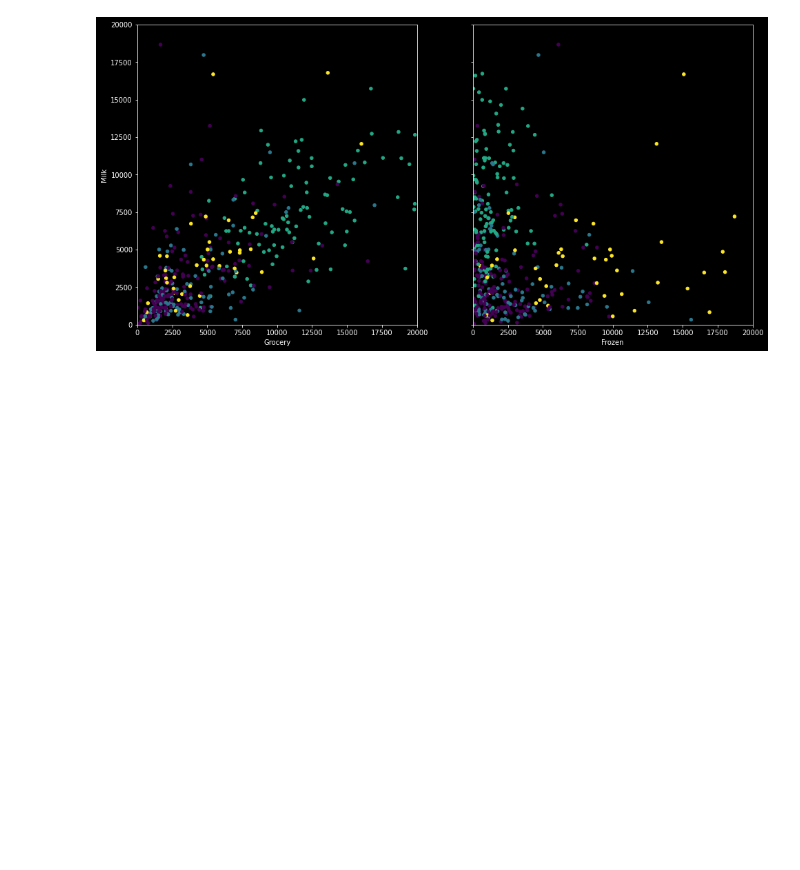
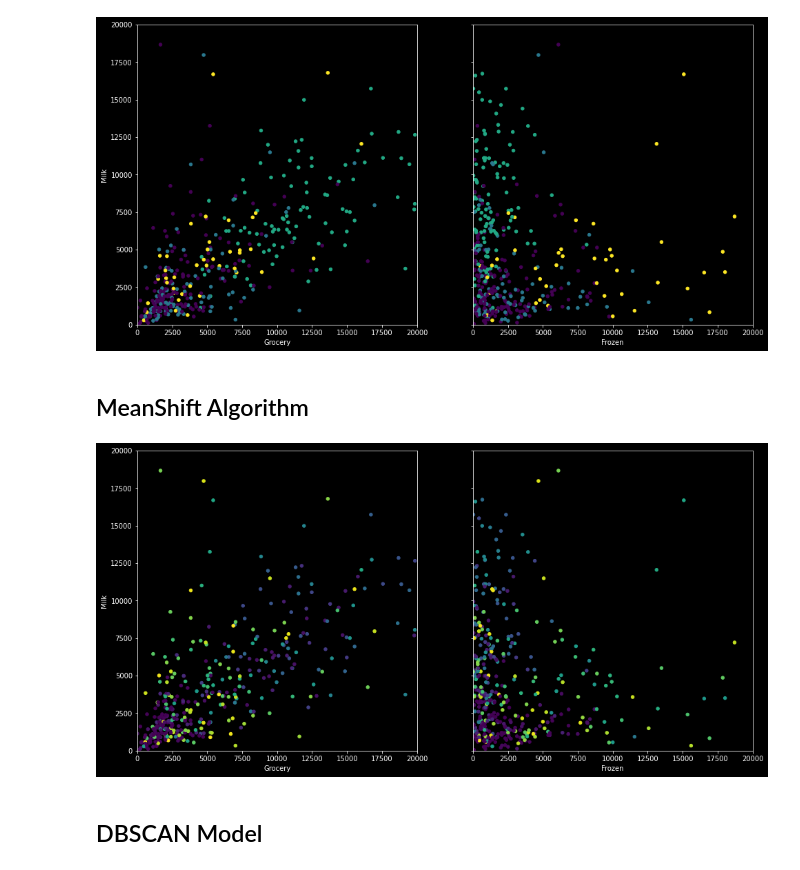
Before and after one commit to PrynsTag/Machine-Learning-Journey, a Jupyter notebook: K-Means Clustering/Wholesale Customer Data Exercise.ipynb, the cells around one changed output. Cells and saved outputs as stored; diff of their text form; code cells hidden in the pictures; blank space fills up the shorter version.

Commit message:
Added MeanShift and DBSCAN Model

```diff
--- a/K-Means Clustering/Wholesale Customer Data Exercise.ipynb
+++ b/K-Means Clustering/Wholesale Customer Data Exercise.ipynb
@@ -176,3 +178,28 @@ plt.xlabel('Grocery')
 _ = plt.ylabel('Milk')
 # %% [output]
 [figure]
+# %% [markdown]
+## MeanShift Algorithm
+# %%
+est_meanshift = MeanShift(bandwidth=0.4).fit(data_standardized)
+meanshift_pred = est_meanshift.predict(data_standardized)
+# %%
+plt.subplots(1, 2, sharex='col', sharey='row', figsize=(16,8)) # Generate Two Subplots
+
+# First Subplot
+plt.scatter(data.iloc[:,5], data.iloc[:,3], c=meanshift_pred, s=20)
+plt.xlim([0, 20000])
+plt.ylim([0, 20000])
+plt.xlabel('Frozen')
+plt.subplot(1, 2, 1)
+
+# Second Subplot
+plt.scatter(data.iloc[:,4], data.iloc[:,3], c=meanshift_pred, s=20)
+plt.xlim([0, 20000])
+plt.ylim([0,20000])
+plt.xlabel('Grocery')
+_ = plt.ylabel('Milk')
+# %% [output]
+[figure, added]
+# %% [markdown]
+## DBSCAN Model
```
Also changed, not shown: parts of 3 cells of this notebook.
